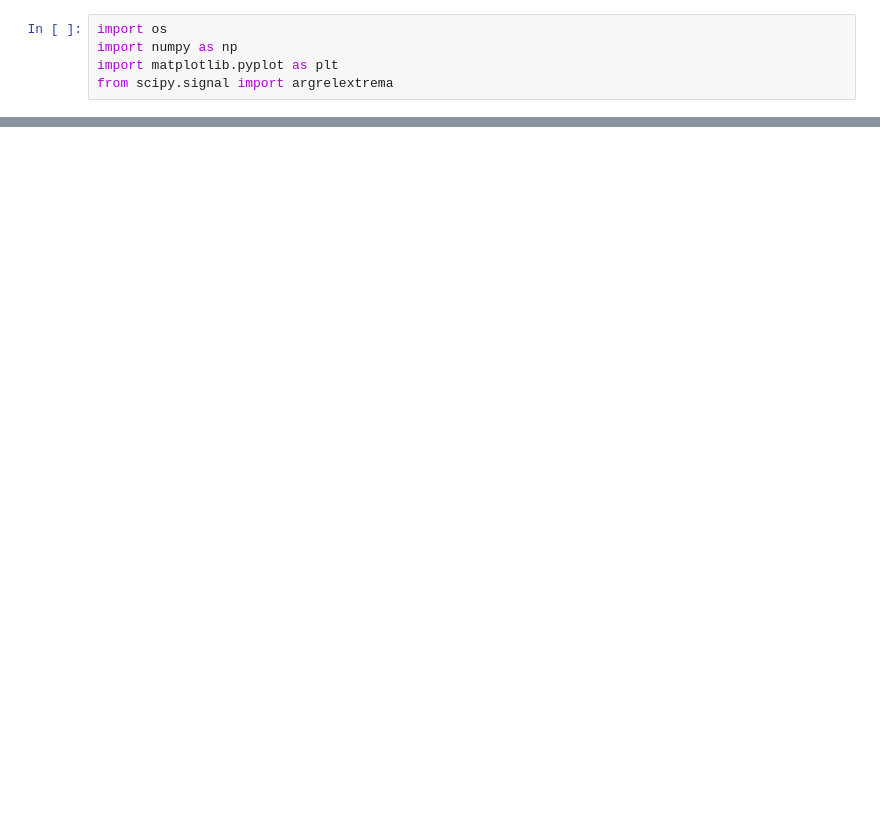
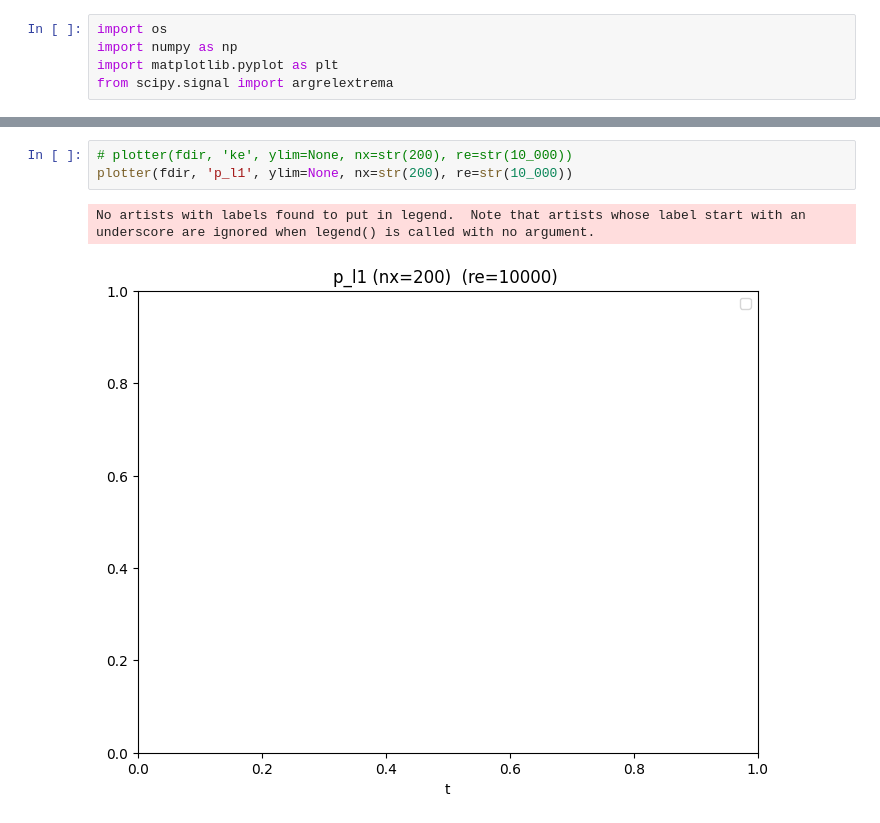
Before and after one commit to Prajwal-Prathiksh/ddp-thesis, a Jupyter notebook: plotter.ipynb, the cells around one changed output, grey strips where cells are left out. Drawn from its saved outputs; the diff is of its cells as text; blank space fills up the shorter version.

```diff
--- a/plotter.ipynb
+++ b/plotter.ipynb
@@ -151,0 +185,6 @@ plotter('outputs/tgv_external_forcing_colagrossi2021', 'ke', re=str(1_000_000))
+# %%
+# plotter(fdir, 'ke', ylim=None, nx=str(200), re=str(10_000))
+plotter(fdir, 'p_l1', ylim=None, nx=str(200), re=str(10_000))
+# %% [output]
+No artists with labels found to put in legend.  Note that artists whose label start with an underscore are ignored when legend() is called with no argument.
+[figure, added]
```
Also changed, not shown: parts of 6 cells of this notebook.
